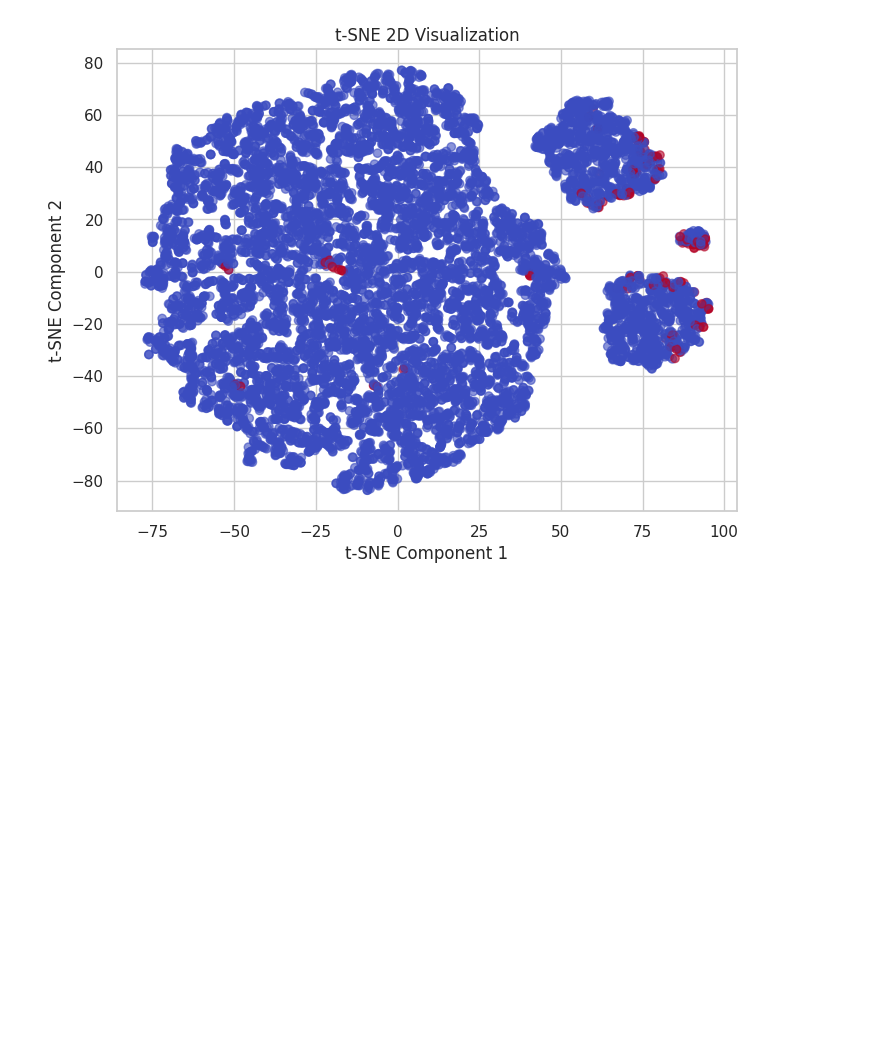
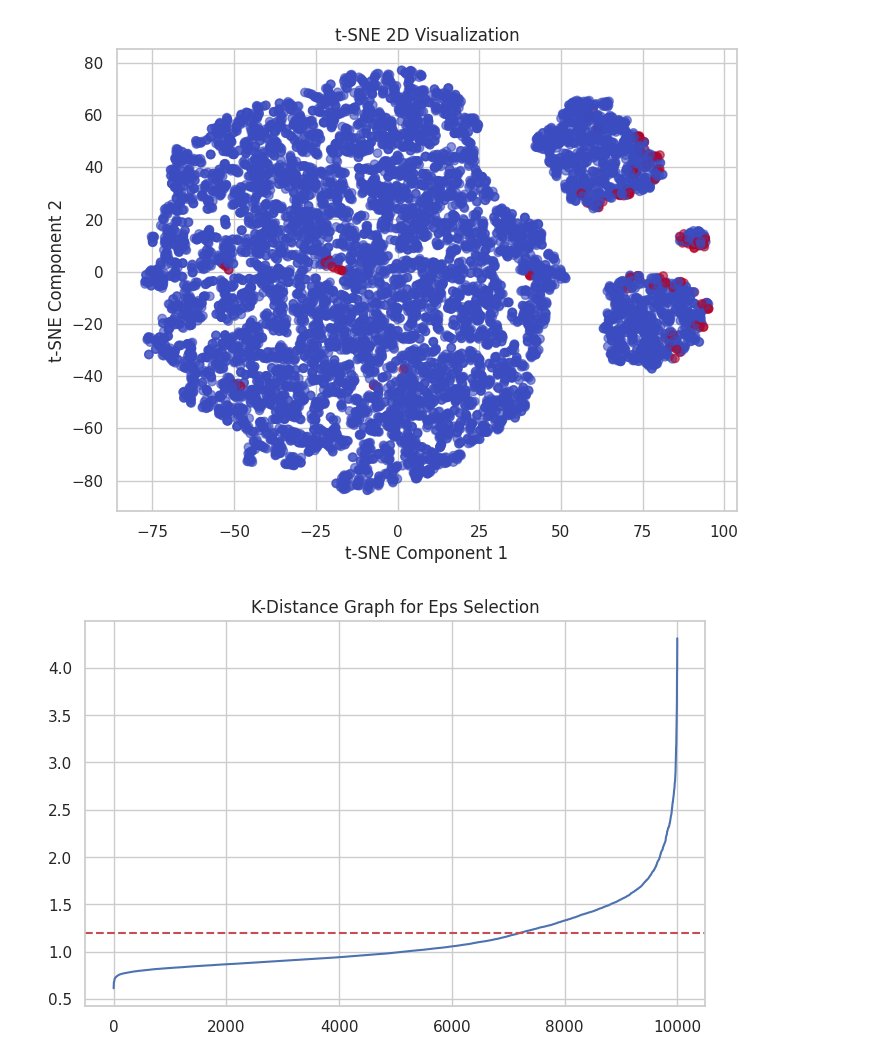
Before and after one commit to YamenObeidat/Activity-3--DBSCAN-PCA, a Jupyter notebook: final_project_2.ipynb, the cells around one changed output. Saved outputs shown, nothing was run; the diff lists cells and outputs as text; code cells hidden in the pictures; blank space fills up the shorter version.

```diff
--- a/final_project_2.ipynb
+++ b/final_project_2.ipynb
@@ -199,3 +199,18 @@ ax.set_ylabel('t-SNE Component 2')
 fig.savefig('tsne_visualization.png')
 # %% [output]
 [figure]
+# %%
+from sklearn.neighbors import NearestNeighbors
+
+neighbors = NearestNeighbors(n_neighbors=16)
+neighbors_fit = neighbors.fit(X_pca)
+distances, _ = neighbors_fit.kneighbors(X_pca)
+distances = np.sort(distances[:, 15], axis=0)
+
+plt.figure(figsize=(8, 5))
+plt.plot(distances)
+plt.title('K-Distance Graph for Eps Selection')
+plt.axhline(y=1.2, color='r', linestyle='--')
+plt.show()
+# %% [output]
+[figure, added]
```
Also changed, not shown: parts of 3 cells of this notebook.
